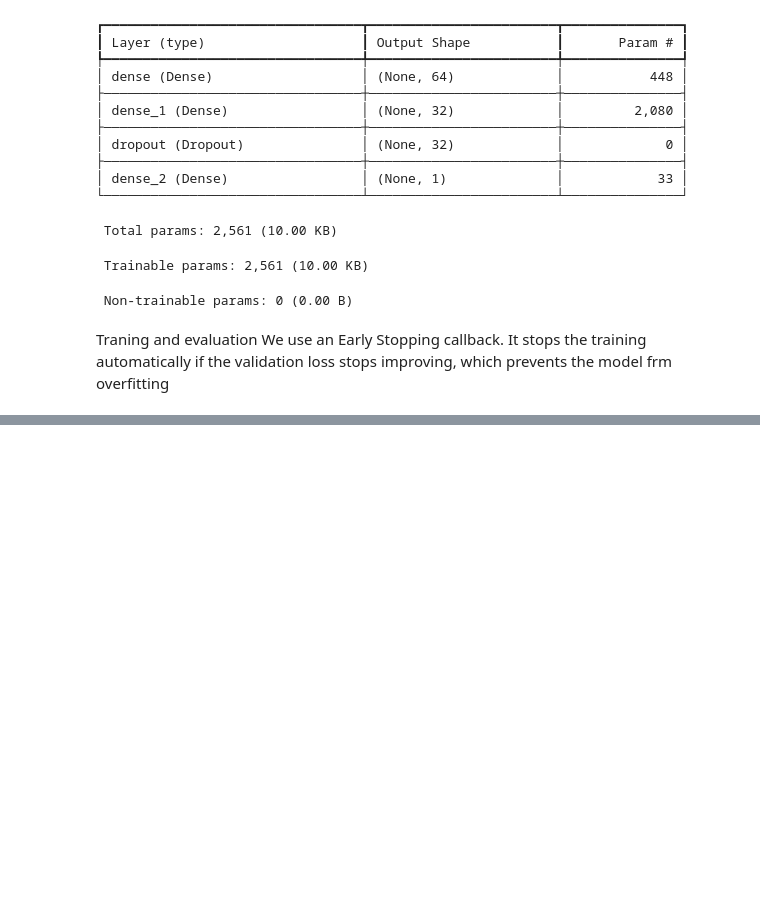
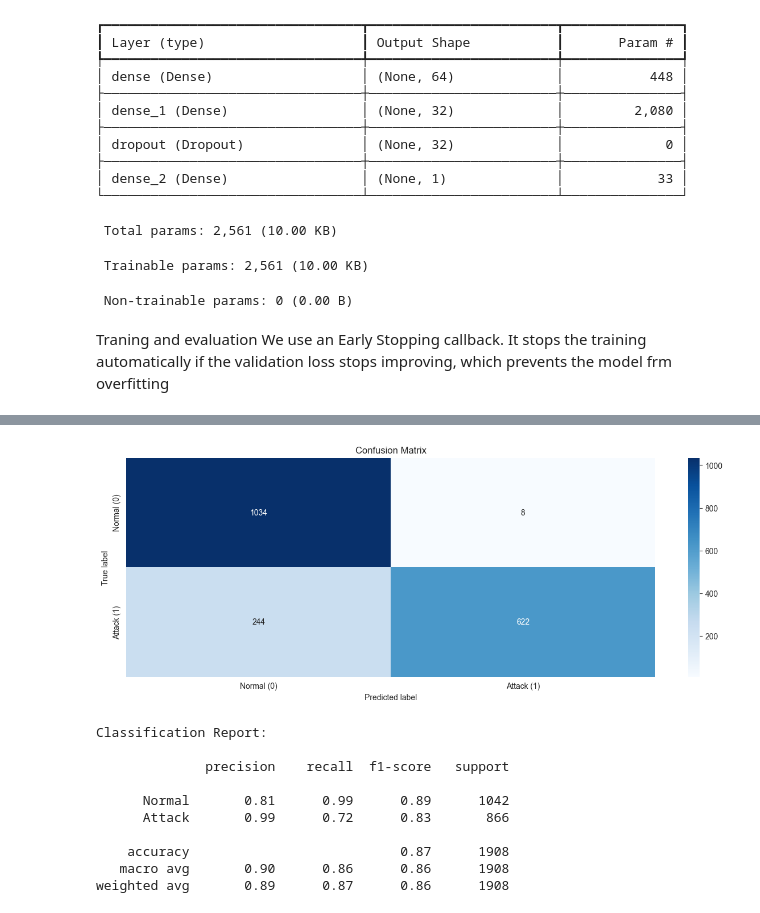
Before and after one commit to manGjv/Cybersecurity-Intrusion-Detection, a Jupyter notebook: project.ipynb, the cells around one changed output, grey strips where cells are left out. Saved outputs shown, nothing was run; the diff lists cells and outputs as text; code cells hidden in the pictures; blank space fills up the shorter version.

Commit message:
neural networks classification report

```diff
--- a/project.ipynb
+++ b/project.ipynb
@@ -666 +666,25 @@ Test Accuracy: 86.95%
 60/60 ━━━━━━━━━━━━━━━━━━━━ 0s 2ms/step
+# %%
+# Get the probabilities from the Neural Network
+y_pred_proba = model.predict(X_test_scaled)
+
+# Convert Probbilities to classes (0 or 1)
+y_pred = (y_pred_proba > 0.5).astype("int32")
+
+# Generate the Confusion Matrix
+cm = confusion_matrix(y_test, y_pred)
+
+# Plotting
+plt.figure(figsize=(15, 5))
+sns.heatmap(cm, annot=True, fmt='d', cmap='Blues',
+            xticklabels=['Normal (0)', 'Attack (1)'],
+            yticklabels=['Normal (0)', 'Attack (1)'])
+plt.xlabel('Predicted label')
+plt.ylabel('True label')
+plt.title('Confusion Matrix')
+plt.show()
+
+# Calssification report
+print("\nClassification Report:\n")
+print(classification_report(y_test, y_pred, target_names=['Normal', 'Attack']))
+# %% [output]
@@ -666,0 +692,11 @@ Test Accuracy: 86.95%
+[figure, added]
+Classification Report:
+
+              precision    recall  f1-score   support
+
+      Normal       0.81      0.99      0.89      1042
+      Attack       0.99      0.72      0.83       866
+
+    accuracy                           0.87      1908
+   macro avg       0.90      0.86      0.86      1908
+weighted avg       0.89      0.87      0.86      1908
```
Also changed, not shown: parts of 2 cells of this notebook.
